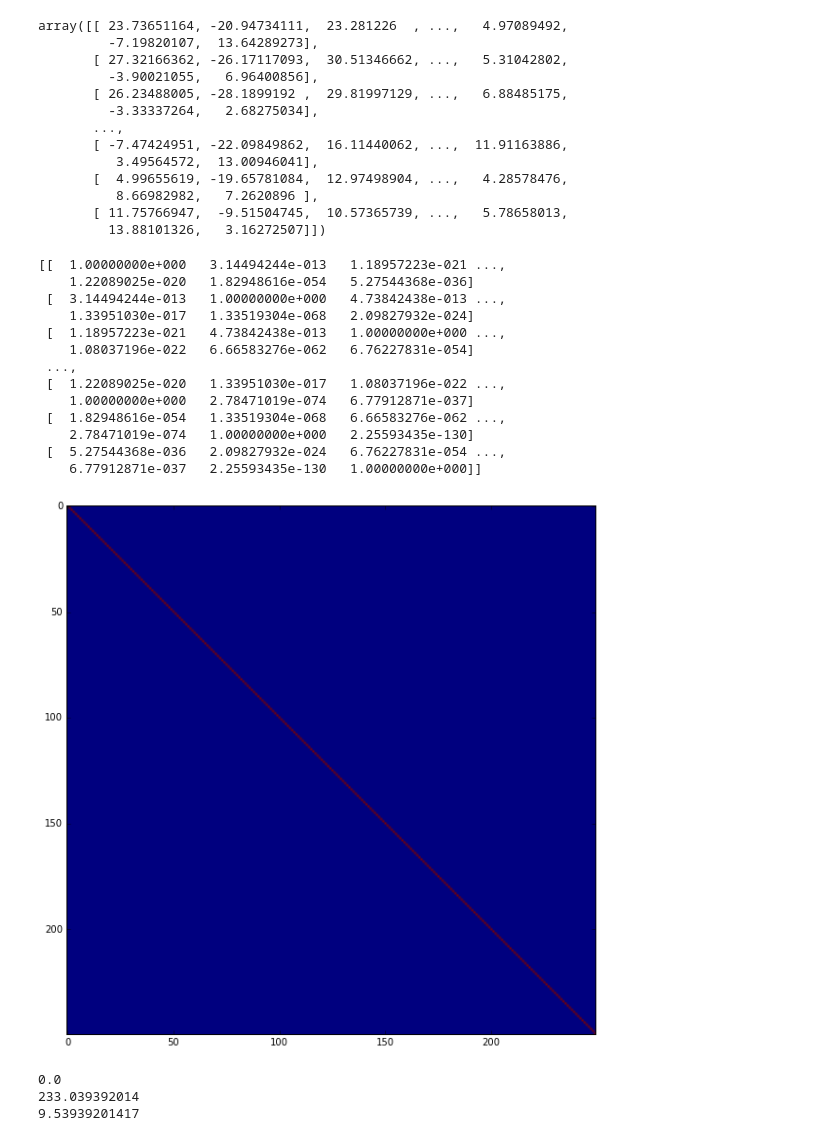
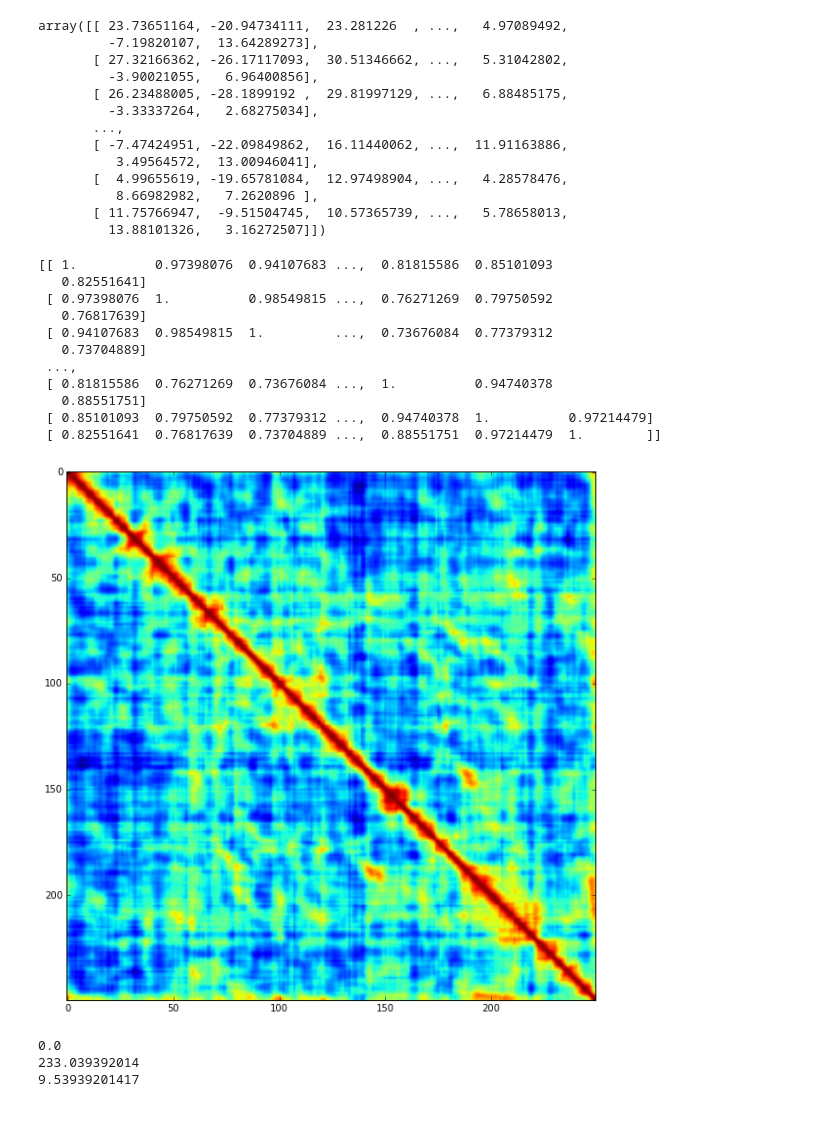
Before and after one commit to koptelovmax/gaussianprocess, a Jupyter notebook: Python/Processing.ipynb, the cells around one changed output. Drawn from its saved outputs; the diff is of its cells as text; code cells hidden in the pictures.

```diff
--- a/Python/Processing.ipynb
+++ b/Python/Processing.ipynb
@@ -59,9 +48,13 @@ def K_x(w,x1,x2):
 
     return w[0]*k1(x1,x2)+w[1]*k2(x1,x2)+w[2]*k3(x1,x2)+w[3]*k4(x1,x2)+w[4]*k5(x1,x2)+w[5]*k6(x1,x2)+w[6]*KroneckerDelta(x1,x2)
 # %%
-def K_y(theta,x1,x2):
+def K_y1(theta,x1,x2):
 
-    return theta[0]*np.exp(-0.5*theta[1]*np.matmul((x1 - x2),np.transpose(x1 - x2)))# + theta[2]*KroneckerDelta(x1,x2)
+    return theta[0]*np.exp(-0.5*theta[1]*np.matmul((x1 - x2),np.transpose(x1 - x2))) + theta[2]*KroneckerDelta(x1,x2)
+# %%
+def K_y(theta,x1,x2):
+
+    return theta[0]*np.exp(-0.5*theta[1]*((x1 - x2)**2).sum(axis=-1)) #+ theta[2]*KroneckerDelta(x1,x2)
 # %%
 def weight_likelihood(Q,N,Kx,X,W):
     alpha = 1
@@ -101,37 +94,35 @@ array([[ 23.73651164, -20.94734111,  23.281226  , ...,   4.97089492,
          13.88101326,   3.16272507]])
 # %%
 # K_y test:
-theta = [1, 1, 1]
-#Ky = K_y(theta,X,X)
+theta = [1, 0.0001, 1]
+Ky = K_y(theta,X.reshape(1,-1,Q),X.reshape(-1,1,Q))
 #print(Ky.shape[0], Ky.shape[1])
-Ky = np.zeros((N,N))
-for i in range(N):
-    for j in range(N):
-        Ky[i,j] = K_y(theta,X[i,:],X[j,:])
+
+#Ky = np.zeros((N,N))
+#for i in range(N):
+#    for j in range(N):
+#        Ky[i,j] = K_y(theta,X[i,:],X[j,:])
 print(Ky)
 
 # visualization of kernel matrix
-import matplotlib.pyplot as mp
-% matplotlib inline
+
 
 fig = mp.figure(figsize=(10,10)) # scale of the plot
 image = mp.imshow(Ky)
-mp.show()
+#mp.show()
 # %% [output]
-[[  1.00000000e+000   3.14494244e-013   1.18957223e-021 ...,
-    1.22089025e-020   1.82948616e-054   5.27544368e-036]
- [  3.14494244e-013   1.00000000e+000   4.73842438e-013 ...,
-    1.33951030e-017   1.33519304e-068   2.09827932e-024]
- [  1.18957223e-021   4.73842438e-013   1.00000000e+000 ...,
-    1.08037196e-022   6.66583276e-062   6.76227831e-054]
+[[ 1.          0.97398076  0.94107683 ...,  0.81815586  0.85101093
+   0.82551641]
+ [ 0.97398076  1.          0.98549815 ...,  0.76271269  0.79750592
+   0.76817639]
+ [ 0.94107683  0.98549815  1.         ...,  0.73676084  0.77379312
+   0.73704889]
  ...,
- [  1.22089025e-020   1.33951030e-017   1.08037196e-022 ...,
-    1.00000000e+000   2.78471019e-074   6.77912871e-037]
- [  1.82948616e-054   1.33519304e-068   6.66583276e-062 ...,
-    2.78471019e-074   1.00000000e+000   2.25593435e-130]
- [  5.27544368e-036   2.09827932e-024   6.76227831e-054 ...,
-    6.77912871e-037   2.25593435e-130   1.00000000e+000]]
+ [ 0.81815586  0.76271269  0.73676084 ...,  1.          0.94740378
+   0.88551751]
+ [ 0.85101093  0.79750592  0.77379312 ...,  0.94740378  1.          0.97214479]
+ [ 0.82551641  0.76817639  0.73704889 ...,  0.88551751  0.97214479  1.        ]]
-[figure, old version]
+[figure, new version]
 # %%
 # weight_likelihood test:
 a = [[1,0,0],[0,1,0],[0,0,1]]
```
Also changed, not shown: parts of 3 cells of this notebook, 4 other files.
